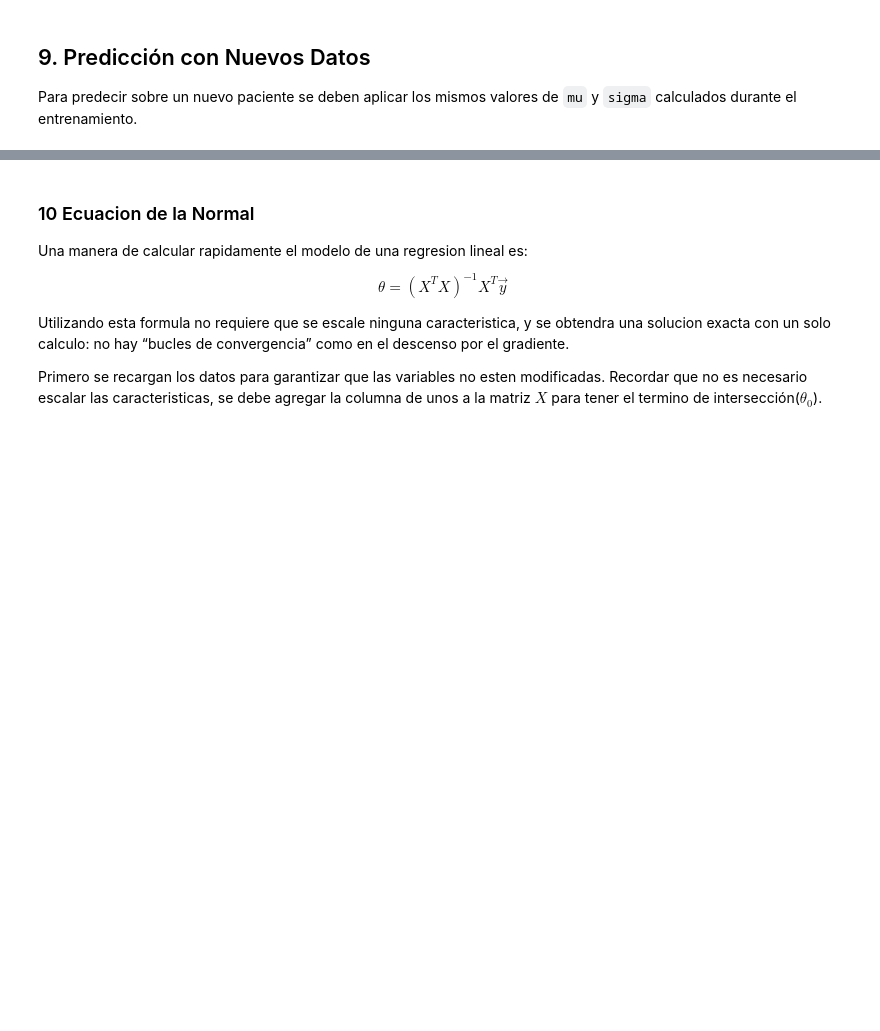
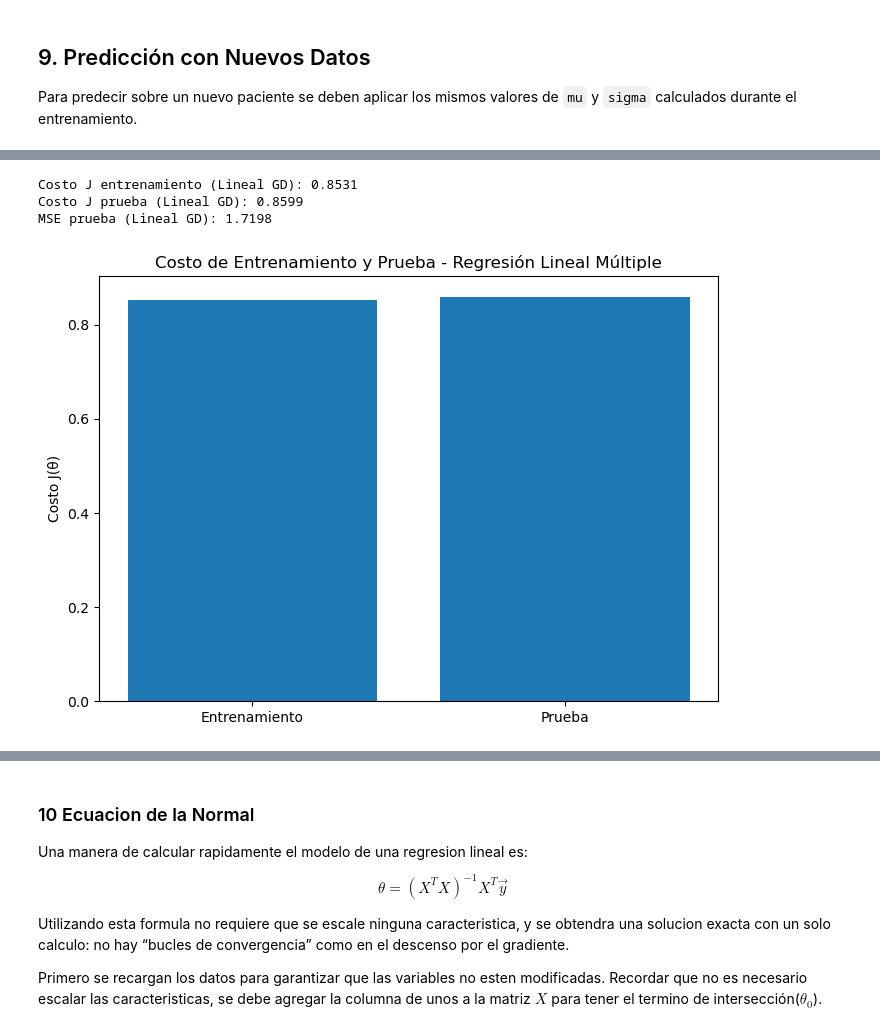
Before and after one commit to Mancilla-Ulises/SIS420, a Jupyter notebook: Laboratorio/2_regresion_lineal_multiple_diabetes.ipynb, the cells around one changed output, grey strips where cells are left out. Saved outputs shown, nothing was run; the diff lists cells and outputs as text; code cells hidden in the pictures; blank space fills up the shorter version.

```diff
--- a/Laboratorio/1_regresion_lineal_multiple_diabetes.ipynb
+++ b/Laboratorio/2_regresion_lineal_multiple_diabetes.ipynb
@@ -298,0 +299,21 @@ plt.show()
+# %%
+# Validación del modelo lineal múltiple entrenado con descenso por gradiente
+J_train_lineal = computeCostMulti(X, y, theta)
+J_test_lineal = computeCostMulti(x_test_pre, y_test, theta)
+
+mse_lineal = np.mean((y_test - Y_pre) ** 2)
+print(f'Costo J entrenamiento (Lineal GD): {J_train_lineal:.4f}')
+print(f'Costo J prueba (Lineal GD): {J_test_lineal:.4f}')
+print(f'MSE prueba (Lineal GD): {mse_lineal:.4f}')
+
+plt.figure(figsize=(7, 5))
+plt.bar(['Entrenamiento', 'Prueba'], [J_train_lineal, J_test_lineal])
+plt.ylabel('Costo J(θ)')
+plt.title('Costo de Entrenamiento y Prueba - Regresión Lineal Múltiple')
+plt.tight_layout()
+plt.show()
+# %% [output]
+Costo J entrenamiento (Lineal GD): 0.8531
+Costo J prueba (Lineal GD): 0.8599
+MSE prueba (Lineal GD): 1.7198
+[figure, added]
```
Also changed, not shown: parts of 26 cells of this notebook, 16 other files.
